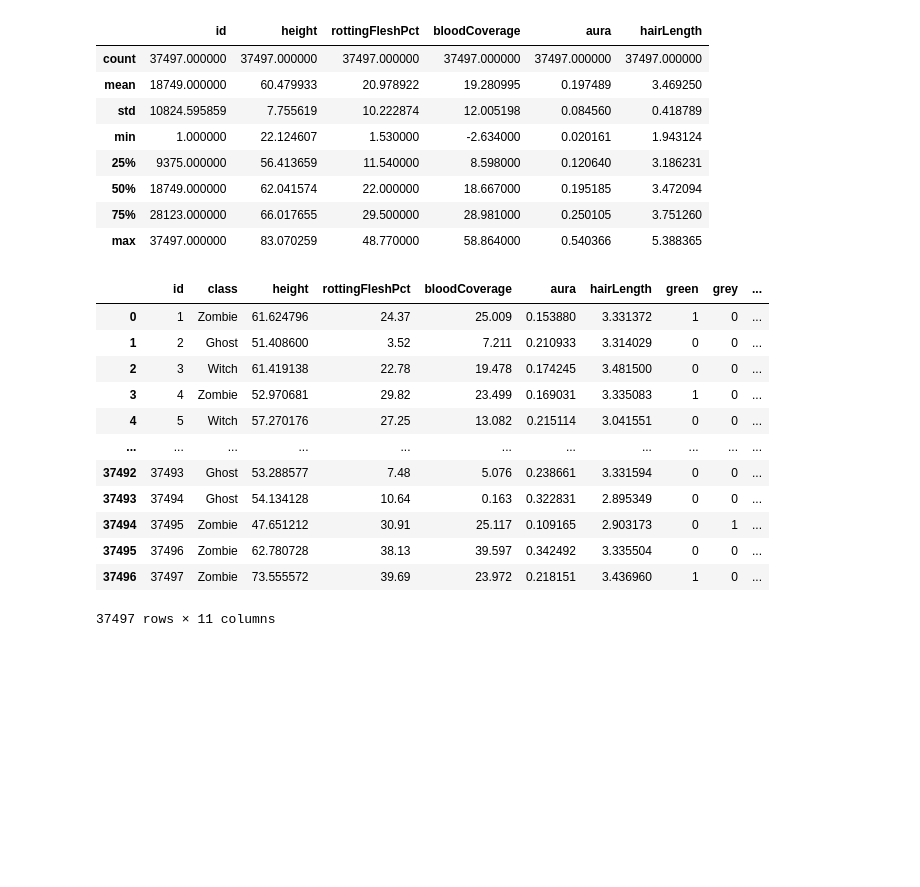
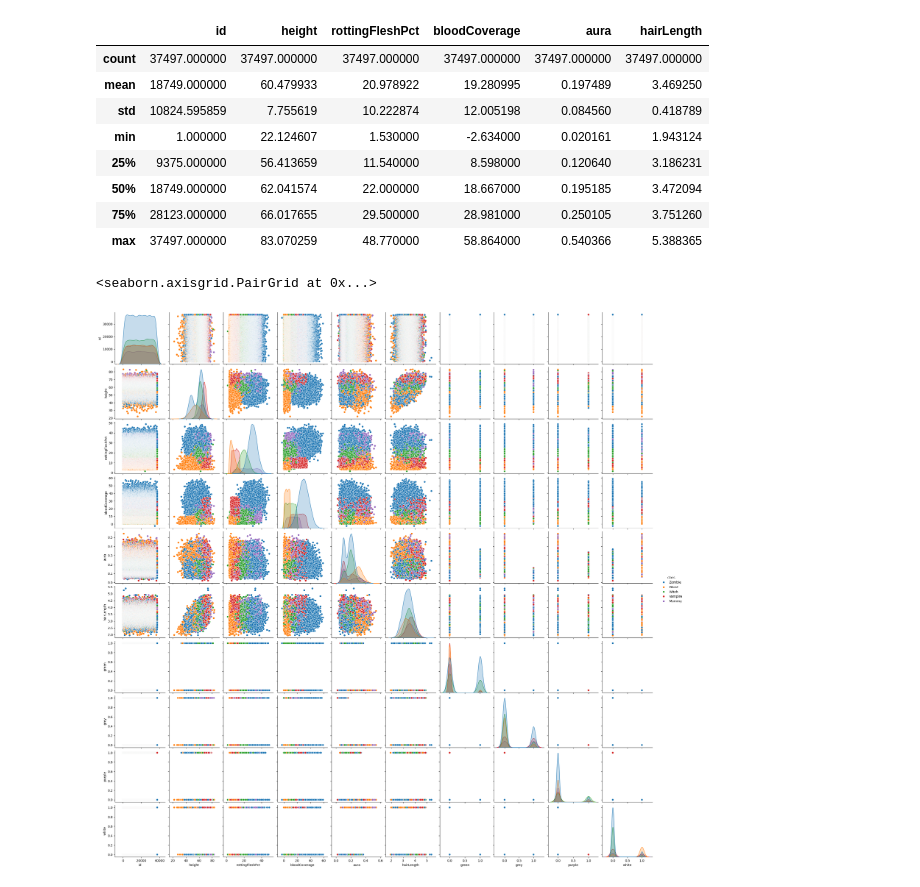
Before and after one commit to T2LIPthedeveloper/ML-and-AI-Projects, a Jupyter notebook: Halloween-Monster-Classification/halloween-2023.ipynb, the cells around one changed output. Drawn from its saved outputs; the diff is of its cells as text; code cells hidden in the pictures; blank space fills up the shorter version.

```diff
--- a/Halloween-Monster-Classification/halloween-2023.ipynb
+++ b/Halloween-Monster-Classification/halloween-2023.ipynb
@@ -45,25 +46,20 @@ train_data.describe()
 | max | 37497.000000 | 83.070259 | 48.770000 | 58.864000 | 0.540366 | 5.388365 |
 # %%
 # Getting column datatypes
-one_hot = pd.get_dummies(train_data['color'], dtype=int)
+one_hot = pd.get_dummies(train_data['color'], dtype=int, drop_first=False)
 # drop categorical columns (class is a target)
 train_data = train_data.drop('color', axis=1)
 # append encoded
 train_data = train_data.join(one_hot)
 train_data
+
+one_hot_test = pd.get_dummies(test_data['color'], dtype=int, drop_first=False)
+# drop categorical for test
+test_data.drop('color', axis=1, inplace=True)
+test_data = test_data.join(one_hot_test)
-# %% [output]
-|  | id | class | height | rottingFleshPct | bloodCoverage | aura | hairLength | green | grey | ... |
-| 0 | 1 | Zombie | 61.624796 | 24.37 | 25.009 | 0.153880 | 3.331372 | 1 | 0 | ... |
-| 1 | 2 | Ghost | 51.408600 | 3.52 | 7.211 | 0.210933 | 3.314029 | 0 | 0 | ... |
-| 2 | 3 | Witch | 61.419138 | 22.78 | 19.478 | 0.174245 | 3.481500 | 0 | 0 | ... |
-| 3 | 4 | Zombie | 52.970681 | 29.82 | 23.499 | 0.169031 | 3.335083 | 1 | 0 | ... |
-| 4 | 5 | Witch | 57.270176 | 27.25 | 13.082 | 0.215114 | 3.041551 | 0 | 0 | ... |
-| ... | ... | ... | ... | ... | ... | ... | ... | ... | ... | ... |
-| 37492 | 37493 | Ghost | 53.288577 | 7.48 | 5.076 | 0.238661 | 3.331594 | 0 | 0 | ... |
-| 37493 | 37494 | Ghost | 54.134128 | 10.64 | 0.163 | 0.322831 | 2.895349 | 0 | 0 | ... |
-| 37494 | 37495 | Zombie | 47.651212 | 30.91 | 25.117 | 0.109165 | 2.903173 | 0 | 1 | ... |
-| 37495 | 37496 | Zombie | 62.780728 | 38.13 | 39.597 | 0.342492 | 3.335504 | 0 | 0 | ... |
-| 37496 | 37497 | Zombie | 73.555572 | 39.69 | 23.972 | 0.218151 | 3.436960 | 1 | 0 | ... |
-37497 rows × 11 columns
 # %%
 # check for collinear features
+sns.pairplot(train_data, hue='class')
+# %% [output]
+<seaborn.axisgrid.PairGrid at 0x...>
+[figure, added]
```
Also changed, not shown: parts of 15 cells of this notebook.
